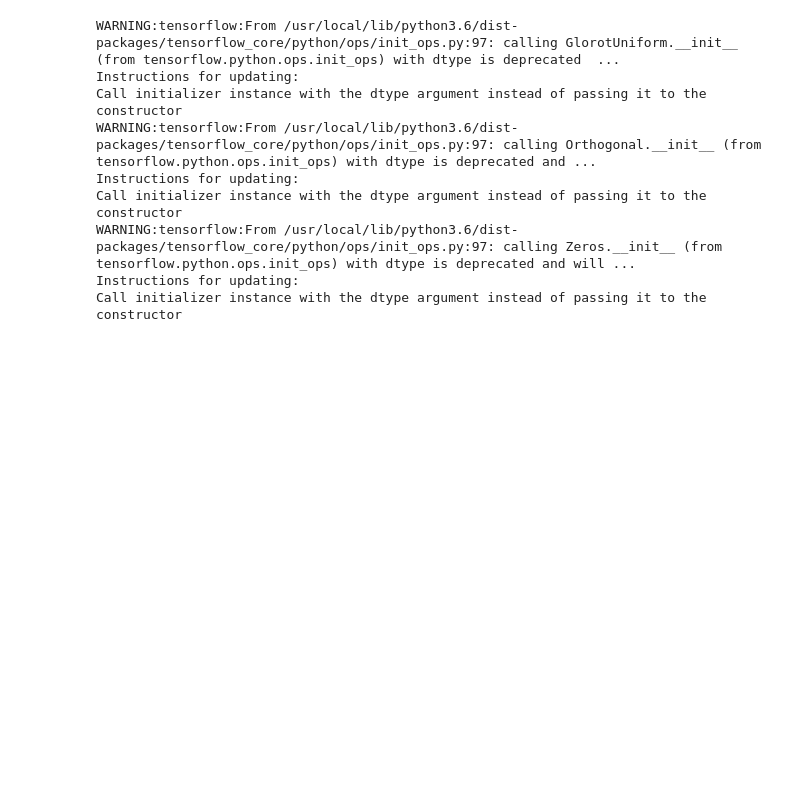
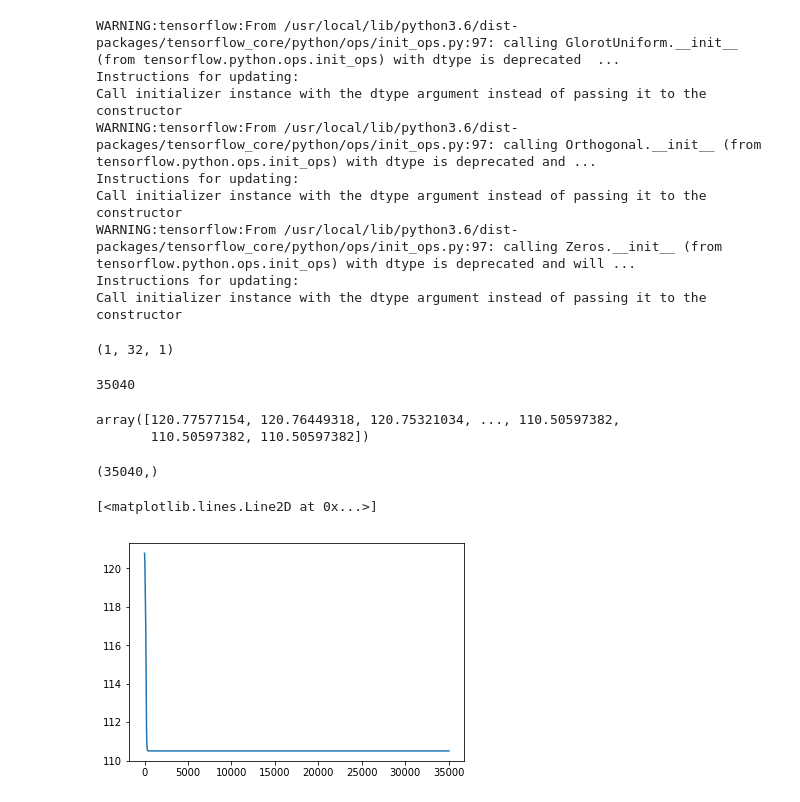
Before and after one commit to nayarat/analise-de-consumo, a Jupyter notebook: rede media.ipynb, the cells around one changed output. Saved outputs shown, nothing was run; the diff lists cells and outputs as text; code cells hidden in the pictures; blank space fills up the shorter version.

```diff
--- a/rede media.ipynb
+++ b/rede media.ipynb
@@ -476,7 +475,7 @@ model.compile(optimizer='rmsprop',
 x_train = x_train.reshape(x_train.shape[0], x_train.shape[1], 1)
 # %%
 #Treinamento da rede neural
-model.fit(x_train, y_train, epochs=5, batch_size=32, callbacks=[tf.keras.callbacks.ReduceLROnPlateau(monitor='loss')])
+model.fit(x_train, y_train, epochs=5, batch_size=batch, callbacks=[tf.keras.callbacks.ReduceLROnPlateau(monitor='loss')])
 # %% [output]
 Train on 72860 samples
 Epoch 1/5
@@ -506,3 +505,44 @@ Call initializer instance with the dtype argument instead of passing it to the c
 WARNING:tensorflow:From /usr/local/lib/python3.6/dist-packages/tensorflow_core/python/ops/init_ops.py:97: calling Zeros.__init__ (from tensorflow.python.ops.init_ops) with dtype is deprecated and will ...
 Instructions for updating:
 Call initializer instance with the dtype argument instead of passing it to the constructor
+# %%
+a = x_train[-1].reshape(1,32,1)
+# %%
+a.shape
+# %% [output]
+(1, 32, 1)
+# %%
+diasMes = [31, 28, 31, 30, 31, 30, 31, 31, 30, 31, 30, 31]
+
+pontosAno = 0
+
+for i in diasMes:
+    pontosAno += (i*4*24)
+pontosAno
+# %% [output]
+35040
+# %%
+nextPoint = model.predict(a)
+nextPoint
+
+values = x_train[-1].reshape(1,batch,1)
+
+for i in range(pontosAno):
+    prediction = model.predict(values)
+    a = np.append(a, prediction)
+    values = a[i:i+batch]
+    values = values.reshape(1,batch,1)
+
+a
+# %% [output]
+array([120.77577154, 120.76449318, 120.75321034, ..., 110.50597382,
+       110.50597382, 110.50597382])
+# %%
+a.shape
+# %% [output]
+(35040,)
+# %%
+plt.plot(a)
+# %% [output]
+[<matplotlib.lines.Line2D at 0x...>]
+[figure, added]
```
Also changed, not shown: parts of 3 cells of this notebook.
